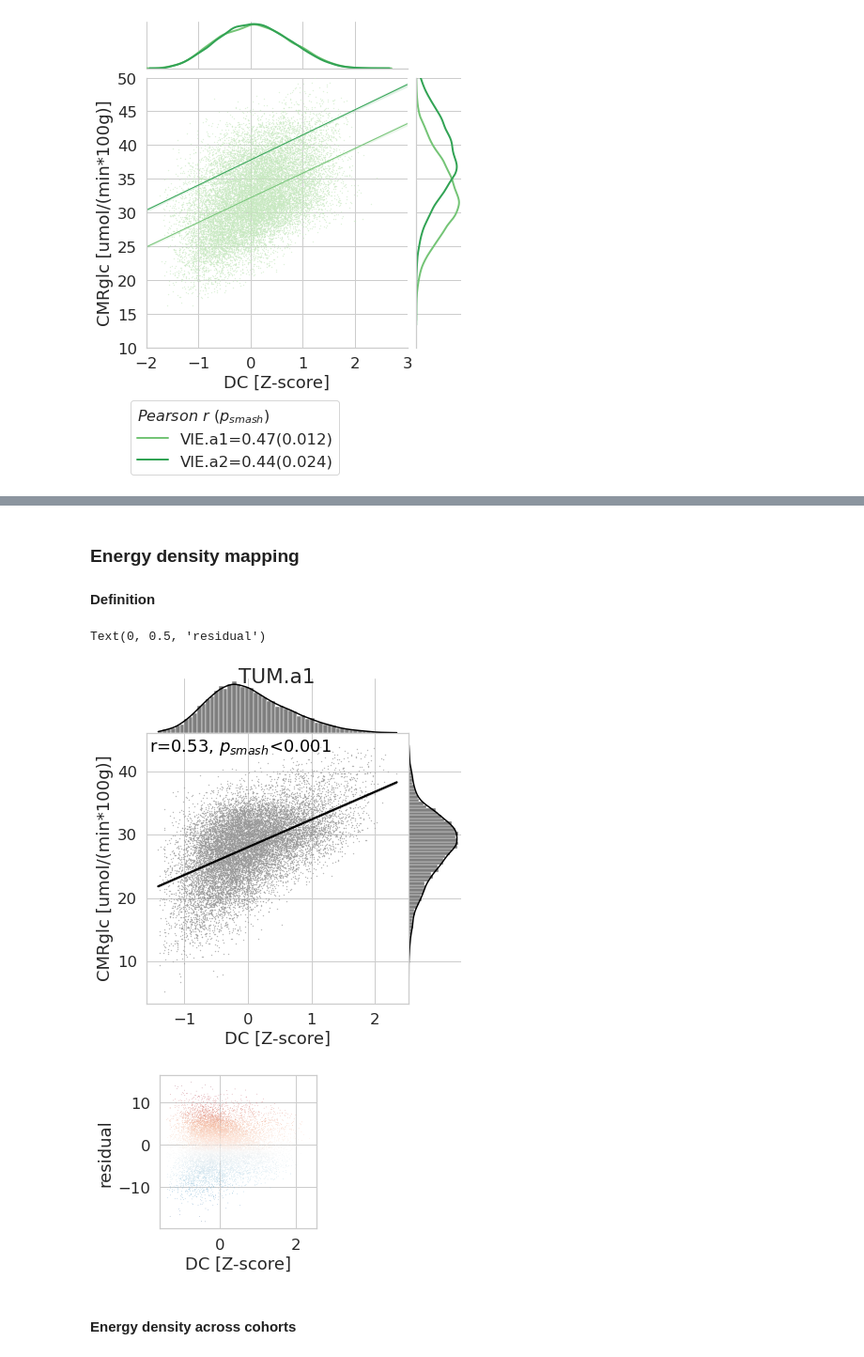
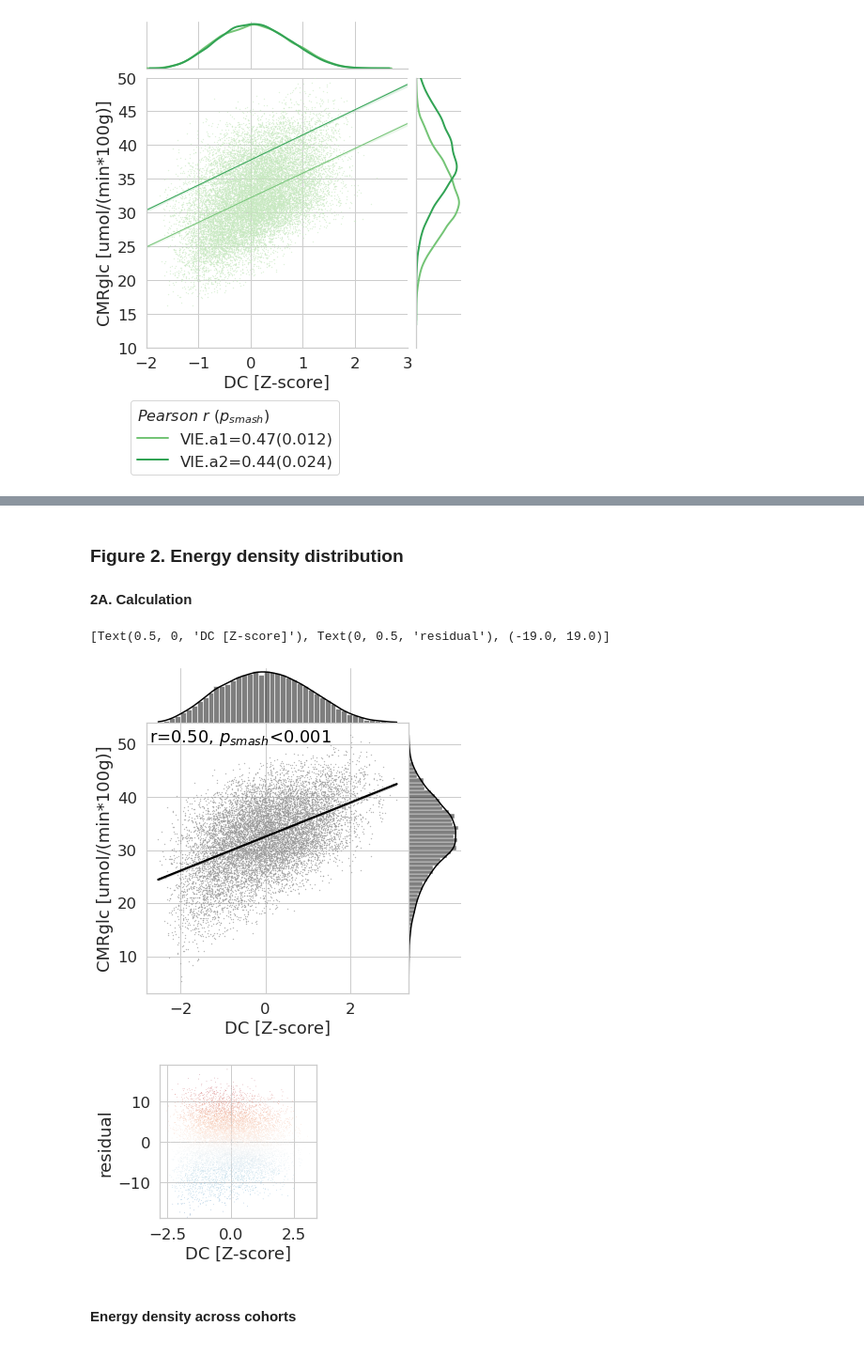
Before and after one commit to NeuroenergeticsLab/energetic_costs, a Jupyter notebook: scripts/Manuscript Figures.ipynb, the cells around one changed output, grey strips where cells are left out. Shown at 94% size. Saved outputs shown, nothing was run; the diff lists cells and outputs as text; code cells hidden in the pictures.

Commit message:
Figure 2A updated

```diff
--- a/scripts/Manuscript Figures.ipynb
+++ b/scripts/Manuscript Figures.ipynb
@@ -189,11 +189,11 @@ example_ind_vox_vals = all_ind_vox_vals[(all_ind_vox_vals.sid==cohorts_metadata[
 #
 
 ## Individual voxelwise scatterplot
-r_param,_=stats.pearsonr(example_ind_vox_vals.loc[example_ind_vox_vals[conn_metric].notnull(),x_var],example_ind_vox_vals.loc[example_ind_vox_vals[conn_metric].notnull(),y_var])
-p_np = nonparp(r_param, cohorts_metadata[reference_site][reference_cohort]['individual_smash'][example_sid][f'smash_{x_var}-{y_var}'])
-p_np = p_np if p_np>0 else 0.00001
+r_vox_param,_=stats.pearsonr(example_ind_vox_vals.loc[example_ind_vox_vals[conn_metric].notnull(),x_var],example_ind_vox_vals.loc[example_ind_vox_vals[conn_metric].notnull(),y_var])
+p_vox_np = nonparp(r_vox_param, cohorts_metadata[reference_site][reference_cohort]['individual_smash'][example_sid][f'smash_{x_var}-{y_var}'])
+p_vox_np = p_vox_np if p_vox_np>0 else 0.00001
 g = src.functions.plot_joint(example_ind_vox_vals[x_var],example_ind_vox_vals[y_var],s=s,robust=False,kdeplot=False,truncate=True,
-                             xlim0=False,y_label=ylabel,x_label=xlabel,return_plot_var=True,p_smash=p_np)
+                             xlim0=False,y_label=ylabel,x_label=xlabel,return_plot_var=True,p_smash=p_vox_np)
 
 ## Smash random distribution
 plt.figure(figsize=(2,5))
@@ -299,10 +299,9 @@ Text(0.5, 0, 'Pearson correlation')
 # %% [markdown]
 #### 1C. Group analysis
 # %%
-plot_voxelwise = False
-selected_df = all_ind_vox_vals if plot_voxelwise else all_ind_roi_vals
-s = 0.1 if plot_voxelwise else  25
-
+#plot_voxelwise = False
+#selected_df = all_ind_vox_vals if plot_voxelwise else all_ind_roi_vals
+#s = 0.1 if plot_voxelwise else  25
 palette_regplot_index = 5
 for site in list(cohorts_metadata.keys())[:-1]:#cohorts_metadata.keys():#
     filtered_index_lists = []
@@ -351,27 +327,21 @@ for site in list(cohorts_metadata.keys())[:1]:#[:-1]:#cohorts_metadata.keys():#
 # %% [markdown]
-### Energy density mapping
-#### Definition
+### Figure 2. Energy density distribution
+#### 2A. Calculation
 # %%
-site = 'TUM'
-coh = 'a1'
-avg_vox_vals = all_avg_vox_vals[all_avg_vox_vals.cohort=='{}.{}'.format(site,coh)].copy()
-r_param,p_param=stats.pearsonr(avg_vox_vals.loc[avg_vox_vals[conn_metric].notnull(),x_var],avg_vox_vals.loc[avg_vox_vals[conn_metric].notnull(),y_var])
-p_np = nonparp(r_param, cohorts_metadata[site][coh]['smash_{}-{}'.format(x_var,y_var)])
-p_np = p_np if p_np>0 else 0.00001
-g = src.functions.plot_joint(avg_vox_vals[x_var],avg_vox_vals[y_var],s=s,robust=False,kdeplot=False,truncate=True,
-                             xlim0=False,y_label=ylabel,x_label=xlabel,return_plot_var=True,p_smash=p_np)
-plt.suptitle('{}.{}'.format(site,coh))
+## Individual example
+g = src.functions.plot_joint(example_ind_vox_vals[x_var],example_ind_vox_vals[y_var],s=s,robust=False,kdeplot=False,truncate=True,
+                             xlim0=False,y_label=ylabel,x_label=xlabel,return_plot_var=True,p_smash=p_vox_np)
+#plt.suptitle(f'{cohorts_metadata[reference_site][reference_cohort]["sub_pref"] % example_sid} {reference_site}.{reference_cohort}')
 
 plt.figure(figsize=(3,3))
-avg_vox_vals['residual'] = pg.linear_regression(avg_vox_vals[x_var],avg_vox_vals[y_var],coef_only=False,remove_na=True,as_dataframe=False)['residuals']
-sns.scatterplot(x_var,'residual',data=avg_vox_vals,s=3*s,legend=False,hue='residual', palette=sel_cm,
-                vmin=avg_vox_vals.residual.quantile(0.25),vmax=avg_vox_vals.residual.quantile(0.75))
-plt.gca().set_xlabel(xlabel)
-plt.gca().set_ylabel('residual')
+example_ind_vox_vals['residual'] = pg.linear_regression(example_ind_vox_vals[x_var],example_ind_vox_vals[y_var],coef_only=False,remove_na=True,as_dataframe=False)['residuals']
+sns.scatterplot(x_var,'residual',data=example_ind_vox_vals,s=3*s,legend=False,hue='residual', palette=sel_cm,
+                vmin=example_ind_vox_vals.residual.quantile(0.3),vmax=example_ind_vox_vals.residual.quantile(0.7))
+plt.gca().set(xlabel=xlabel,ylabel='residual',ylim=(-19,19))
 # %% [output]
-Text(0, 0.5, 'residual')
+[Text(0.5, 0, 'DC [Z-score]'), Text(0, 0.5, 'residual'), (-19.0, 19.0)]
-[figure, old version]
+[figure, new version]
-[figure, old version]
+[figure, new version]
 # %% [markdown]
 #### Energy density across cohorts
 # %%
```
Also changed, not shown: parts of 2 cells of this notebook, 1 other file.
